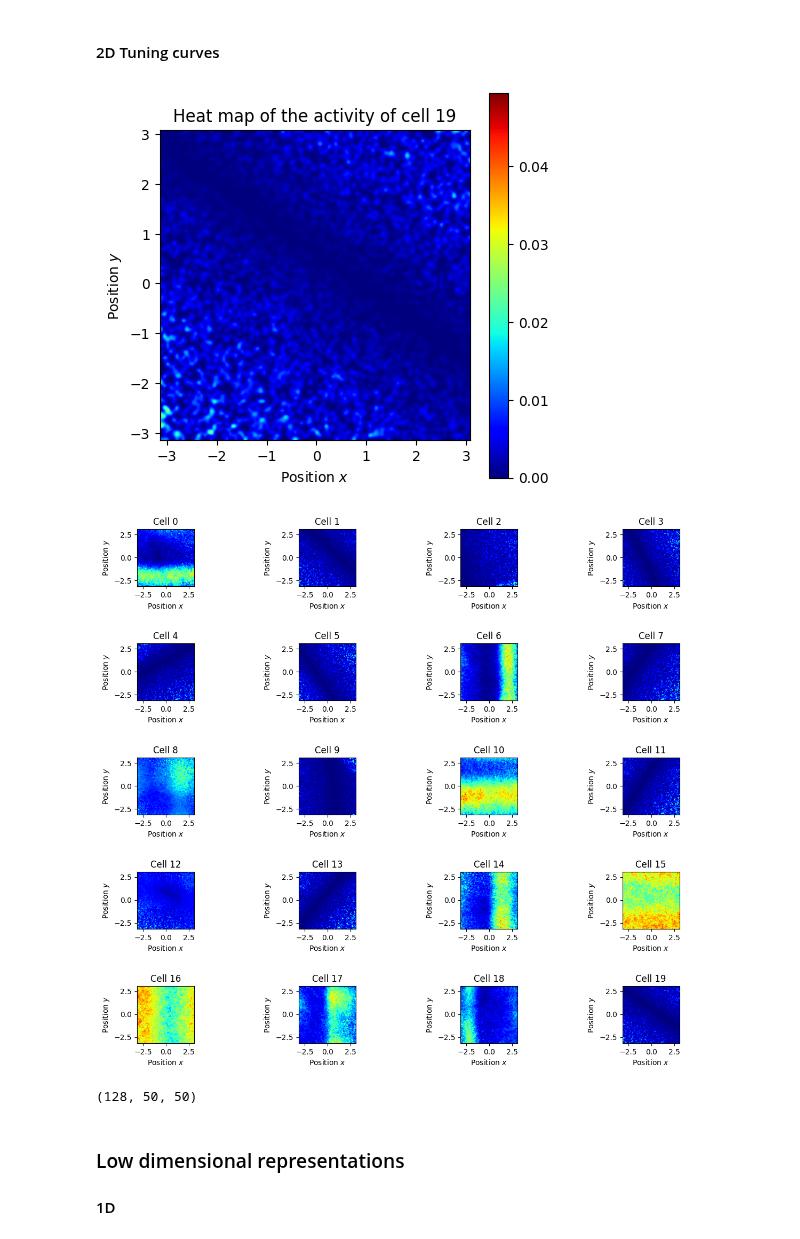
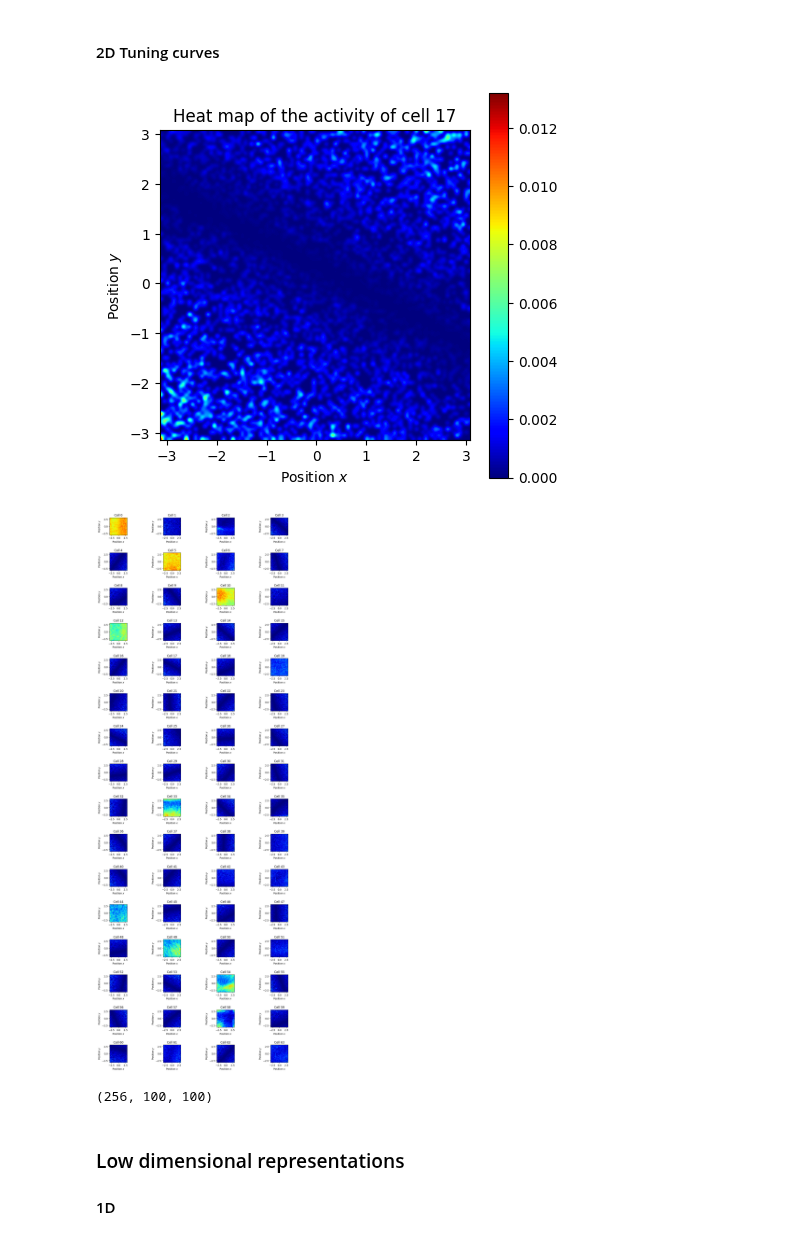
Before and after one commit to bioAI-Oslo/RNN-Adding-Problem-Representations, a Jupyter notebook: notebooks/summer.ipynb, the cells around one changed output. Saved outputs shown, nothing was run; the diff lists cells and outputs as text; code cells hidden in the pictures.

Commit message:
Found best torus with input hd and speed

```diff
--- a/notebooks/summer.ipynb
+++ b/notebooks/summer.ipynb
@@ -117,16 +134,17 @@ Last training time steps: 201
 # %% [markdown]
 ## Model
 # %%
-input_data = np.load("../datasets/gradual_2D_randomstart_5000_25_64.npy",allow_pickle=True)
+input_data = np.load("../datasets/gradual_2D_hdv_randomstart_5000_25_64.npy",allow_pickle=True)
 # input_data = np.load("../datasets/constant_2D_2000_200_64.npy",allow_pickle=True)
 # %%
-hidden_size = 50
+hidden_size = 128
 input_size = 1
 # nav_size = 1
 
 # model1 = RNN_circular_LowEtAl_bridged(input_size,hidden_size,lr=0.0001,irnn=True,outputnn=False,Wx_normalize=False,activation=True,bias=False,nav_space=1,batch_size=64).to(device)
-model1 = RNN_circular_2D_xy_Low_randomstart(input_size,hidden_size,lr=0.0002,act_decay=0.00,weight_decay=0.01).to(device)
-# model1 = RNN_circular_2D_xy_relative_randomstart(input_size,hidden_size,lr=0.0002,act_decay=0.01,weight_decay=0.01).to(device)
+# model1 = RNN_circular_2D_xy_Low_randomstart(input_size,hidden_size,lr=0.0002,act_decay=0.00,weight_decay=0.01).to(device)
+model1 = RNN_circular_2D_randomstart_trivial_sorcher(input_size,hidden_size,lr=0.0002,act_decay=0.01,weight_decay=0.01,noise=0.0).to(device)
+# model1 = RNN_circular_2D_xy_relative_randomstart(input_size,hidden_size,lr=0.0002,act_decay=0.01,weight_decay=0.00).to(device)
 # model1 = torch.compile(model1)
 
 train = True
@@ -140,7 +158,7 @@ if train:
 else:
     # model1.load_state_dict(torch.load("../trained models/LowEtAl_bridged_10000gradual+2000base.pt"))
     # model1.load_state_dict(torch.load("../trained models/LowEtAl_bridged_10000gradual.pt",map_location=torch.device('cpu')))
-    model1.load_state_dict(torch.load("../trained models/Low_insp_2D_5000gradual+2000constant_Sophia_200tsteps_actdecay_noweightdecay_0.0002lr.pt",map_location=torch.device('cpu')))
+    model1.load_state_dict(torch.load("../trained models/Low_insp_2D_N256_5000gradual_hdv_Sophia_200tsteps_noactdecay_weightdecay_0.0002lr.pt",map_location=torch.device('cpu')))
 
 # torch.save(model1.state_dict(), "../trained models/LowEtAl_bridged_reduced_Gradual_lossiequaloroverj_maskonangle_lossscale_4000gradual.pt")
 # %% [output]
@@ -183,24 +201,24 @@ Mean norm:  1.5023351
 torch._dynamo.config.suppress_errors = True
 t_test = 200
 test_batch_size = 5000
-# data,labels = smooth_wandering_2D_squarefix_randomstart(test_batch_size,t_test,bound=0.5,v_sigma=0.01,d_sigma=0.08,v_bound_reduction=0.15,stability=0.00)
+# data,labels = smooth_wandering_2D_squarefix_randomstart_hdv(test_batch_size,t_test,bound=0.5,v_sigma=0.01,d_sigma=0.08,v_bound_reduction=0.15,stability=0.00)
 # data,labels = lowetal_2D(test_batch_size,t_test)
 # data,labels = smooth_wandering_2D_circular(test_batch_size,t_test,bound=0.5,v_sigma=0.01,d_sigma=0.1)
-data,labels = smooth_wandering_2D_circular_randomstart(test_batch_size,t_test,bound=0.5,v_sigma=0.01,d_sigma=0.08)
+data,labels = smooth_wandering_2D_circular_randomstart_hdv(test_batch_size,t_test,bound=0.5,v_sigma=0.01,d_sigma=0.08)
 # %%
 # n = 4
 # plt.plot(labels.cpu()[n,:,0],labels.cpu()[n,:,1])
 # %%
 activity, bin_edges_x, bin_edges_y = tuning_curve_2D_fullmodel(model1,bins=100, in_activity=(data, labels),start=data[:,0,:])
 # %%
-plot_2D_tuning_curve_2(activity,bin_edges_x, bin_edges_y,k_test=19,plot_head_frac=1/5,scale_to_one=False,more_plots=True)
+plot_2D_tuning_curve_2(activity,bin_edges_x, bin_edges_y,k_test=17,plot_head_frac=1/4,scale_to_one=False,more_plots=True)
 # %% [output]
-[figure, old version]
+[figure, new version]
-[figure, old version]
+[figure, new version]
 # %%
 activity.shape
 # %% [output]
-(128, 50, 50)
+(256, 100, 100)
 # %% [markdown]
 ### Low dimensional representations
 
```
Also changed, not shown: parts of 10 cells of this notebook, 8 other files.
